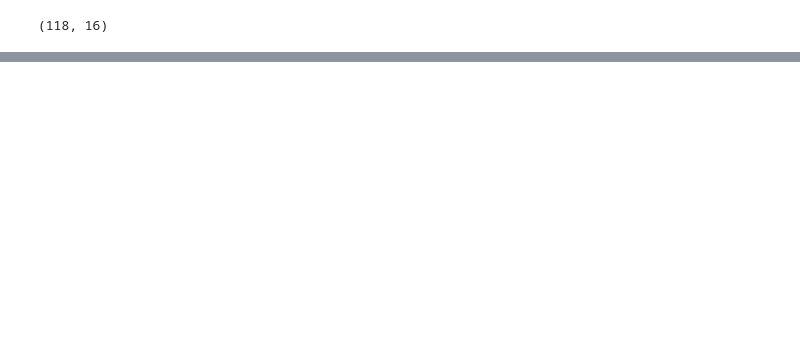
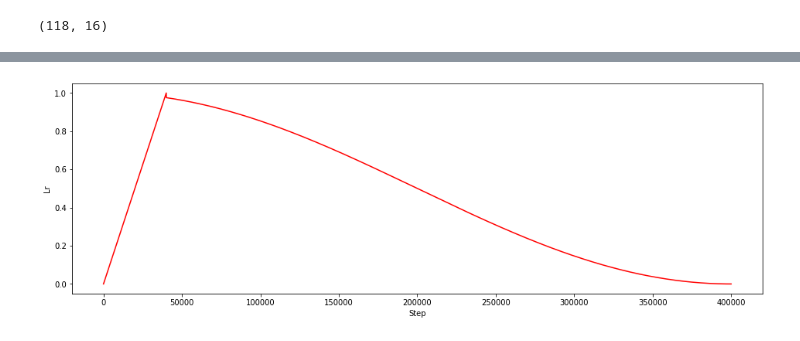
Before and after one commit to wonbeomjang/CAU54161-Machine-learning-class, a Jupyter notebook: Assignment_06/Assignment_06.ipynb, the cells around one changed output, grey strips where cells are left out. Cells and saved outputs as stored; diff of their text form; code cells hidden in the pictures; blank space fills up the shorter version.

```diff
--- a/Assignment_06/Assignment_06.ipynb
+++ b/Assignment_06/Assignment_06.ipynb
@@ -116,0 +132,8 @@ plt.show()
+# %%
+plt.figure(figsize=(16, 5))
+plt.plot(lrs, c='r')
+plt.ylabel('Lr')
+plt.xlabel('Step')
+plt.show()
+# %% [output]
+[figure, added]
```
Also changed, not shown: parts of 6 cells of this notebook.
